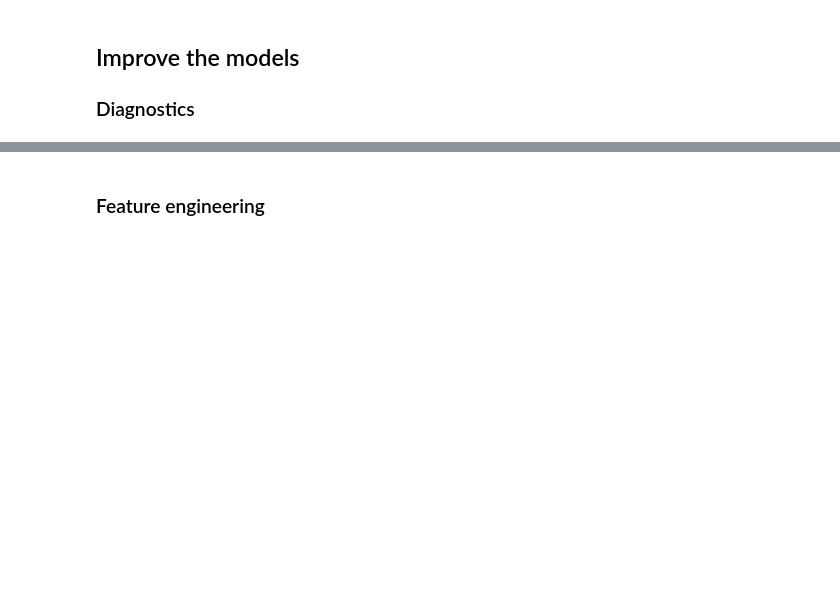
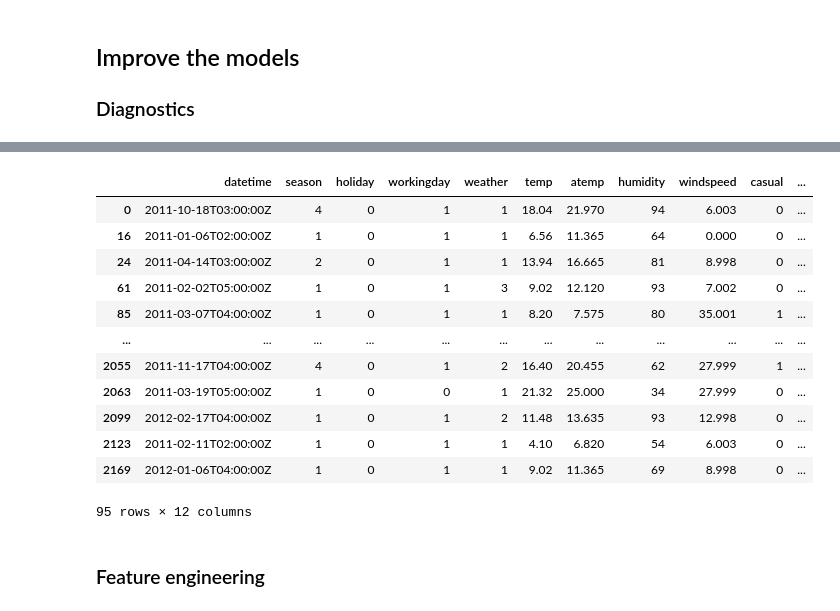
Before and after one commit to balintdecsi/ceu-ml, a Jupyter notebook: notebooks/class3A_bike_share_demand_linear.ipynb, the cells around one changed output, grey strips where cells are left out. Cells and saved outputs as stored; diff of their text form; code cells hidden in the pictures; blank space fills up the shorter version.

```diff
--- a/notebooks/class3A_bike_share_demand_linear.ipynb
+++ b/notebooks/class3A_bike_share_demand_linear.ipynb
@@ -463,5 +494,19 @@ plt.legend()
 # %%
-bike_data[bike_data['count'] < 10]
+bike_data[bike_data['count'] < 5]
+# %% [output]
+|  | datetime | season | holiday | workingday | weather | temp | atemp | humidity | windspeed | casual | ... |
+| 0 | 2011-10-18T03:00:00Z | 4 | 0 | 1 | 1 | 18.04 | 21.970 | 94 | 6.003 | 0 | ... |
+| 16 | 2011-01-06T02:00:00Z | 1 | 0 | 1 | 1 | 6.56 | 11.365 | 64 | 0.000 | 0 | ... |
+| 24 | 2011-04-14T03:00:00Z | 2 | 0 | 1 | 1 | 13.94 | 16.665 | 81 | 8.998 | 0 | ... |
+| 61 | 2011-02-02T05:00:00Z | 1 | 0 | 1 | 3 | 9.02 | 12.120 | 93 | 7.002 | 0 | ... |
+| 85 | 2011-03-07T04:00:00Z | 1 | 0 | 1 | 1 | 8.20 | 7.575 | 80 | 35.001 | 1 | ... |
+| ... | ... | ... | ... | ... | ... | ... | ... | ... | ... | ... | ... |
+| 2055 | 2011-11-17T04:00:00Z | 4 | 0 | 1 | 2 | 16.40 | 20.455 | 62 | 27.999 | 1 | ... |
+| 2063 | 2011-03-19T05:00:00Z | 1 | 0 | 0 | 1 | 21.32 | 25.000 | 34 | 27.999 | 0 | ... |
+| 2099 | 2012-02-17T04:00:00Z | 1 | 0 | 1 | 2 | 11.48 | 13.635 | 93 | 12.998 | 0 | ... |
+| 2123 | 2011-02-11T02:00:00Z | 1 | 0 | 1 | 1 | 4.10 | 6.820 | 54 | 6.003 | 0 | ... |
+| 2169 | 2012-01-06T04:00:00Z | 1 | 0 | 1 | 1 | 9.02 | 11.365 | 69 | 8.998 | 0 | ... |
+95 rows × 12 columns
 # %% [markdown]
 ### Feature engineering
 # %%
```
Also changed, not shown: parts of 14 cells of this notebook.
